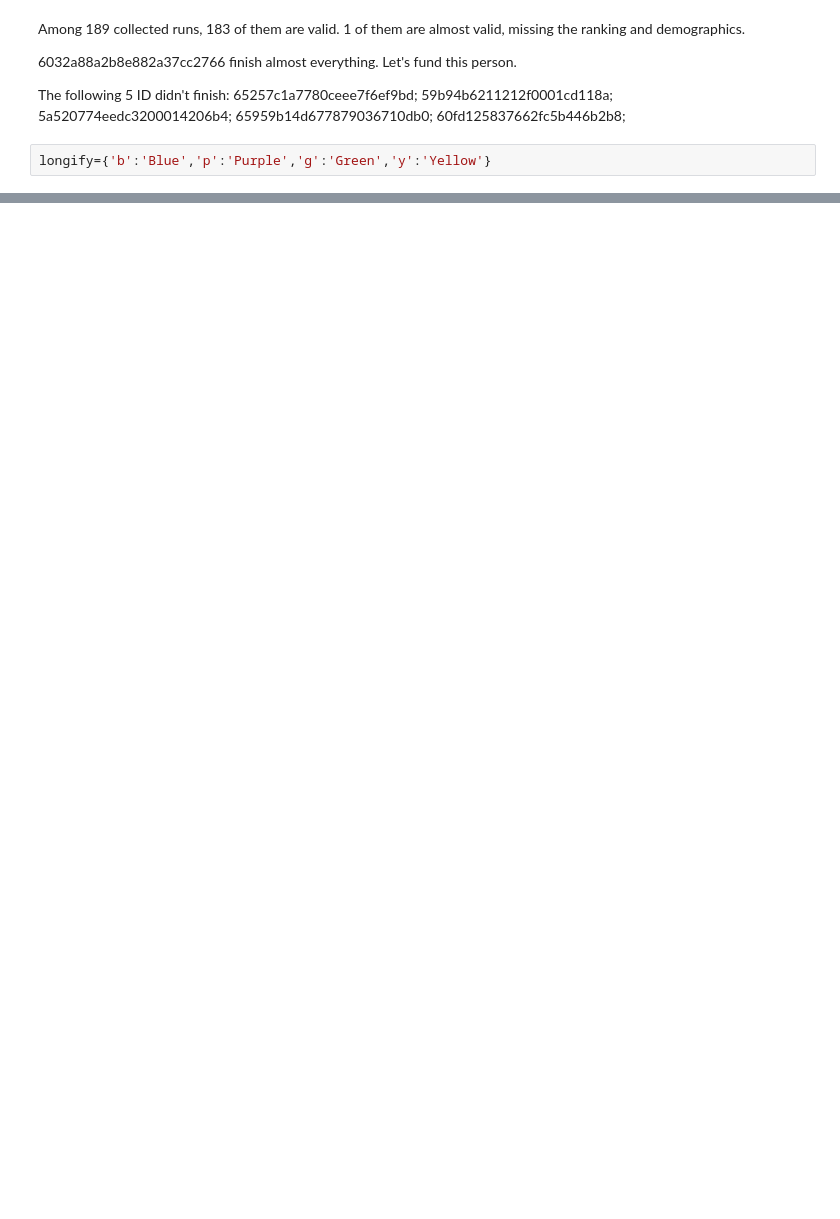
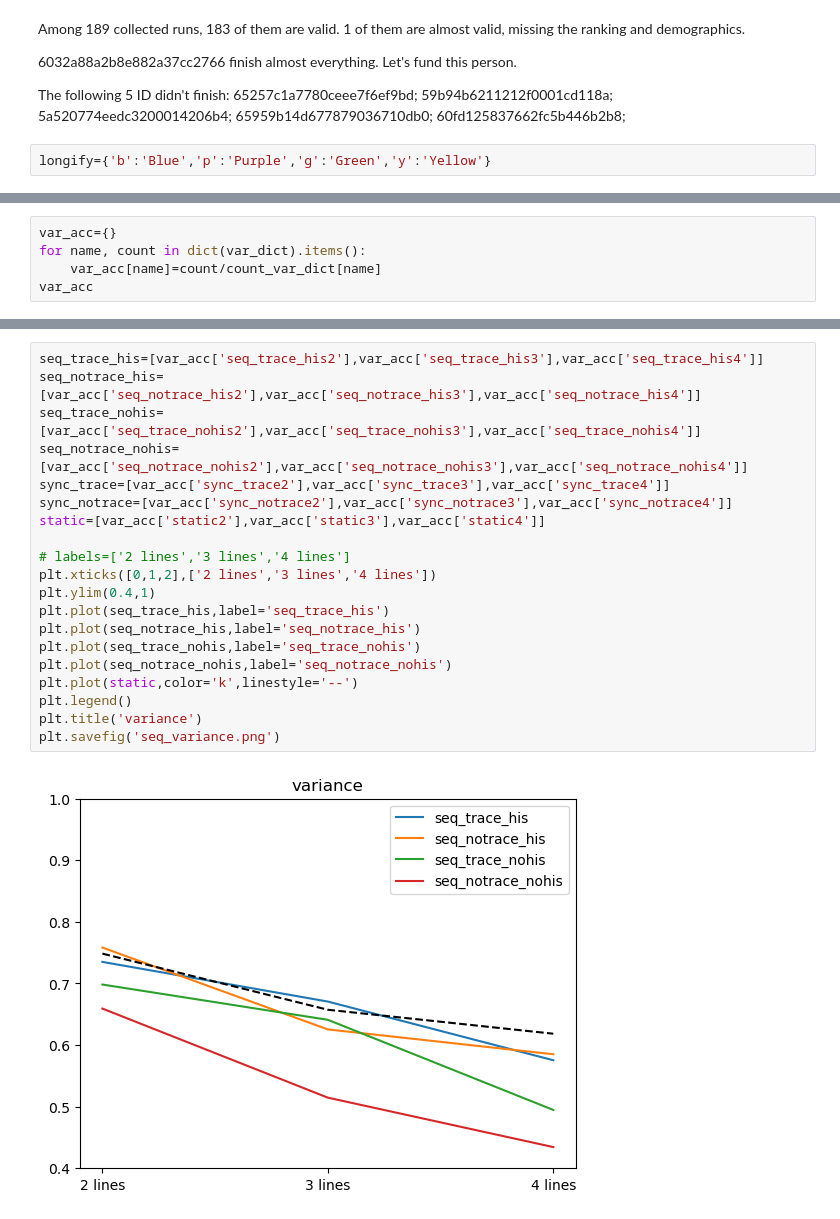
Before and after one commit to Delen0828/gif_maker, a Jupyter notebook: Analyze/read.ipynb, the cells around one changed output, grey strips where cells are left out. Drawn from its saved outputs; the diff is of its cells as text; blank space fills up the shorter version.

```diff
--- a/Analyze/read.ipynb
+++ b/Analyze/read.ipynb
@@ -406,0 +241,5 @@ sort['final_locations'].tolist()[0]
+# %%
+var_acc={}
+for name, count in dict(var_dict).items():
+	var_acc[name]=count/count_var_dict[name]
+var_acc
@@ -406,0 +264,22 @@ sort['final_locations'].tolist()[0]
+# %%
+seq_trace_his=[var_acc['seq_trace_his2'],var_acc['seq_trace_his3'],var_acc['seq_trace_his4']]
+seq_notrace_his=[var_acc['seq_notrace_his2'],var_acc['seq_notrace_his3'],var_acc['seq_notrace_his4']]
+seq_trace_nohis=[var_acc['seq_trace_nohis2'],var_acc['seq_trace_nohis3'],var_acc['seq_trace_nohis4']]
+seq_notrace_nohis=[var_acc['seq_notrace_nohis2'],var_acc['seq_notrace_nohis3'],var_acc['seq_notrace_nohis4']]
+sync_trace=[var_acc['sync_trace2'],var_acc['sync_trace3'],var_acc['sync_trace4']]
+sync_notrace=[var_acc['sync_notrace2'],var_acc['sync_notrace3'],var_acc['sync_notrace4']]
+static=[var_acc['static2'],var_acc['static3'],var_acc['static4']]
+
+# labels=['2 lines','3 lines','4 lines']
+plt.xticks([0,1,2],['2 lines','3 lines','4 lines'])
+plt.ylim(0.4,1)
+plt.plot(seq_trace_his,label='seq_trace_his')
+plt.plot(seq_notrace_his,label='seq_notrace_his')
+plt.plot(seq_trace_nohis,label='seq_trace_nohis')
+plt.plot(seq_notrace_nohis,label='seq_notrace_nohis')
+plt.plot(static,color='k',linestyle='--')
+plt.legend()
+plt.title('variance')
+plt.savefig('seq_variance.png')
+# %% [output]
+[figure, added]
```
Also changed, not shown: parts of 22 cells of this notebook, 4 other files.
